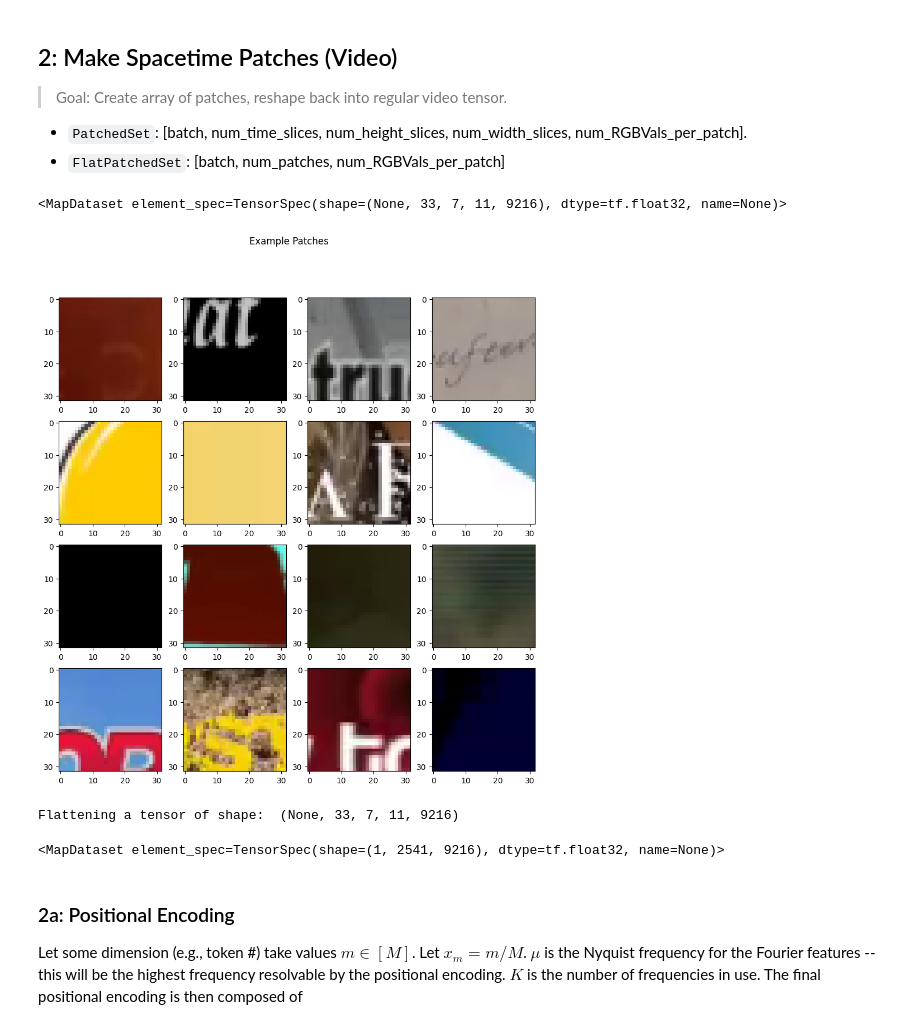
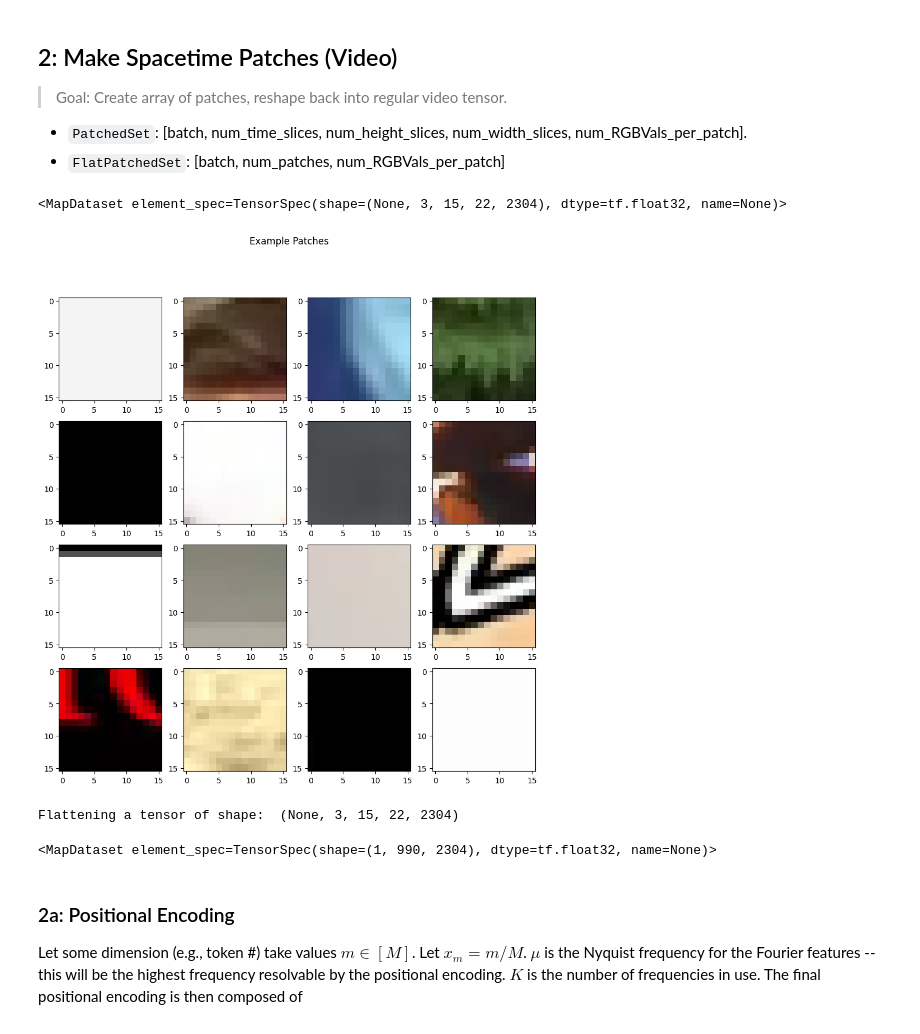
Before and after one commit to amanb2000/Multimodal_Foundation, a Jupyter notebook: sketch/03_Transformer_Preliminaries.ipynb, the cells around one changed output. Saved outputs shown, nothing was run; the diff lists cells and outputs as text; code cells hidden in the pictures.

```diff
--- a/sketch/03_Transformer_Preliminaries.ipynb
+++ b/sketch/03_Transformer_Preliminaries.ipynb
@@ -50,7 +51,7 @@ from tensorflow_docs.vis import embed
 # %%
 ## Meta/constants
 DATA_FOLDER = "../datasets/downloads"
-num_videos, num_frames = 16, 101
+num_videos, num_frames = 16, 11
 output_size = (240, 360)
 # %% [markdown]
 ## 1: Acquire Dataset
@@ -66,6 +67,6 @@ print(VideoSet)
 # %%
 for element in VideoSet:
-	plt.imshow(element[0,50,:,:,:])
+	plt.imshow(element[0,9,:,:,:])
 	plt.title(f"Example Frame -- {element.shape}")
 	break
 # %% [output]
@@ -78,8 +79,8 @@ for element in VideoSet:
  - `PatchedSet`: [batch, num_time_slices, num_height_slices, num_width_slices, num_RGBVals_per_patch].
  - `FlatPatchedSet`: [batch, num_patches, num_RGBVals_per_patch]
 # %%
-patch_height = 32
-patch_width = 32
+patch_height = 16
+patch_width = 16
 patch_duration = 3
 
 ksizes=[1,patch_duration,patch_height,patch_width,1] # 4 duration, 16x16 height-width
@@ -100,29 +101,28 @@ PatchedSet = VideoSet.map(lambda x: create_patches(x, ksizes=ksizes))
 PatchedSet # [batchsize, realduration/timepatch, height/heightpatch, width/widthpath, all RGB datum]
 		   # RGB data: All RGB values for a patch of size (timedur * heightpatch * widthpatch) * 3 channels.
 # %% [output]
-<MapDataset element_spec=TensorSpec(shape=(None, 33, 7, 11, 9216), dtype=tf.float32, name=None)>
+<MapDataset element_spec=TensorSpec(shape=(None, 3, 15, 22, 2304), dtype=tf.float32, name=None)>
 # %%
 ## Let's decode a single spacetime patch
 
 nplots = math.ceil(math.sqrt(len(PatchedSet)))
 fig, axs = plt.subplots(nplots, nplots)
 fig.set_figheight(11)
 fig.set_figwidth(11)
 
 cnt=0
 for element in PatchedSet:
-
 	# plt.imshow()tf.reshape(element[0,0,:,:,0]), (16,16,3)
 	# print("Element shape: ", element.shape)
-	first_patch = element[0,3,3,4,:]
+	first_patch = element[0,2,3,4,:]
 	# print("First patch shape: ", first_patch.shape)
 	first_patch = tf.reshape(first_patch, [patch_duration, patch_height, patch_width, 3] ) # time, height, width, channels
 	axs[cnt//nplots, cnt%nplots].imshow(first_patch[2,:,:,:])
 	cnt+=1
 plt.suptitle("Example Patches")
 plt.show()
 # %% [output]
-[figure, old version]
+[figure, new version]
 # %%
 def unpatch(patch_tensor, ksizes):
 	"""Converts a patchified tensor with shape
@@ -152,8 +152,8 @@ def unflatten_patched(patch_tensor, duration, height, width):
 FlatPatchSet = PatchedSet.map(lambda x: flatten_patched(x))
 FlatPatchSet
 # %% [output]
-Flattening a tensor of shape:  (None, 33, 7, 11, 9216)
+Flattening a tensor of shape:  (None, 3, 15, 22, 2304)
-<MapDataset element_spec=TensorSpec(shape=(1, 2541, 9216), dtype=tf.float32, name=None)>
+<MapDataset element_spec=TensorSpec(shape=(1, 990, 2304), dtype=tf.float32, name=None)>
 # %% [markdown]
 ### 2a: Positional Encoding
 
```
Also changed, not shown: parts of 12 cells of this notebook.
